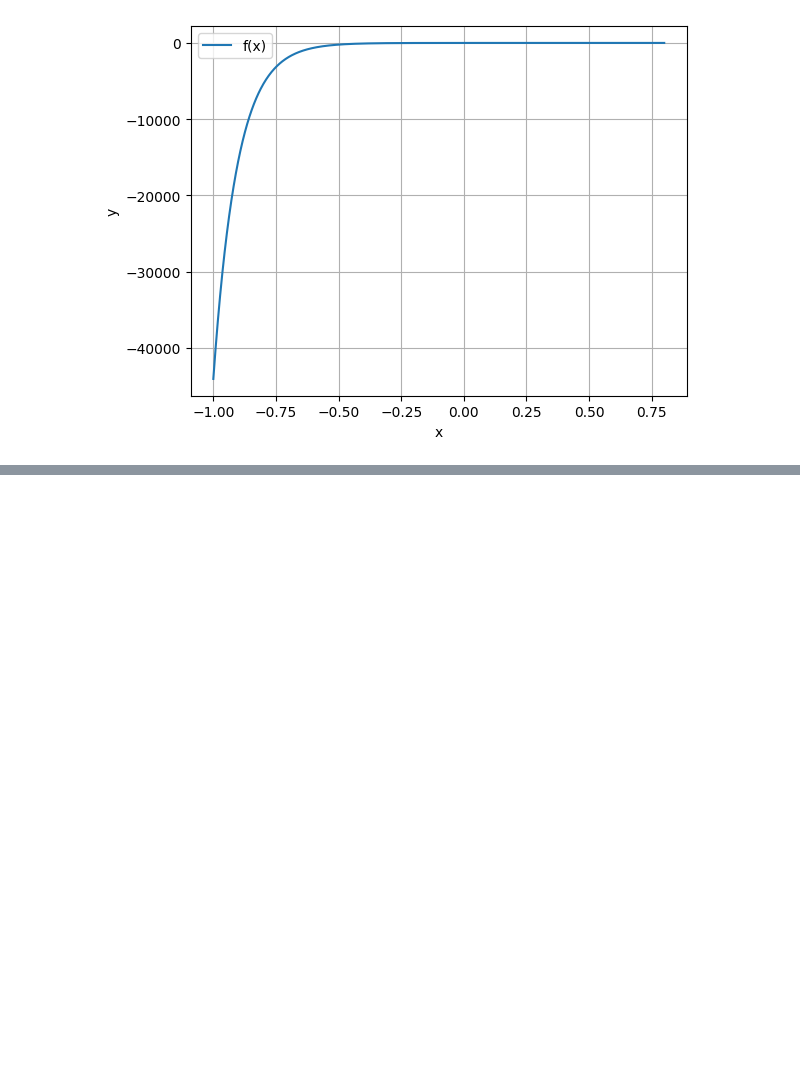
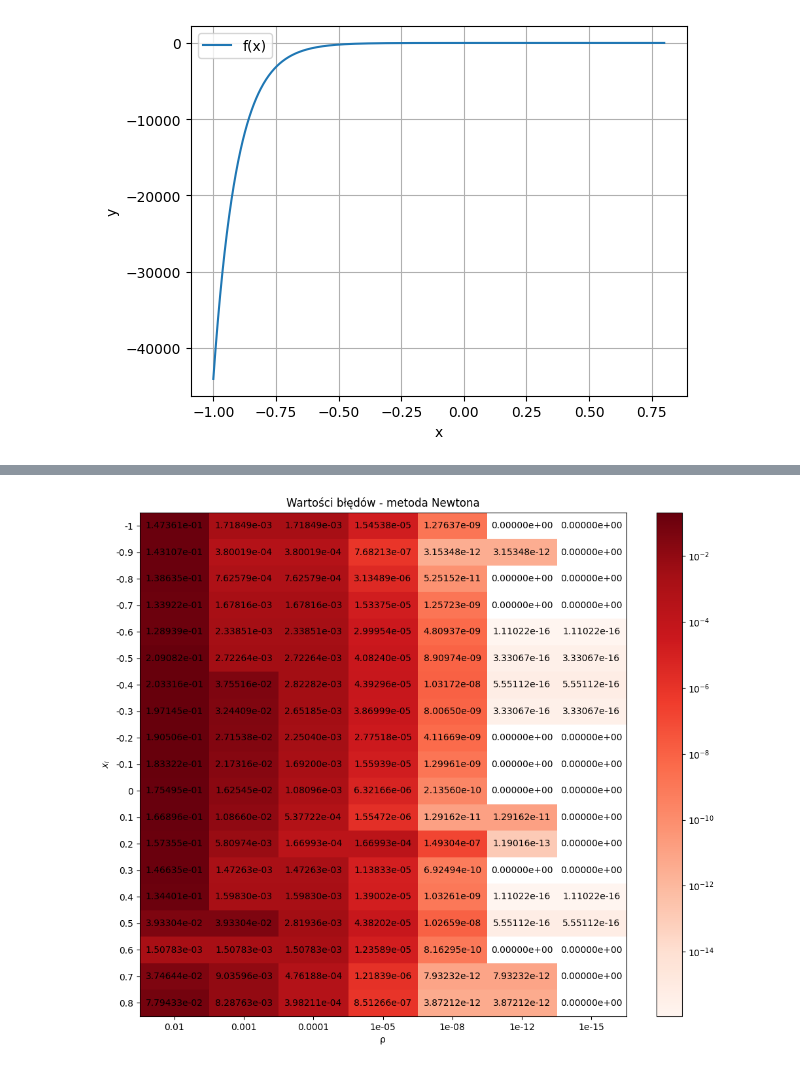
Before and after one commit to podedworny/MOwNiT_excercises, a Jupyter notebook: zad6/zad6.ipynb, the cells around one changed output, grey strips where cells are left out. Cells and saved outputs as stored; diff of their text form; code cells hidden in the pictures; blank space fills up the shorter version.

```diff
--- a/zad6/zad6.ipynb
+++ b/zad6/zad6.ipynb
@@ -277,0 +255,4 @@ for eps in epsilons:
+# %%
+generate_heat_map(method="newton", s=2)
+# %% [output]
+[figure, added]
```
Also changed, not shown: parts of 12 cells of this notebook, 6 other files.
